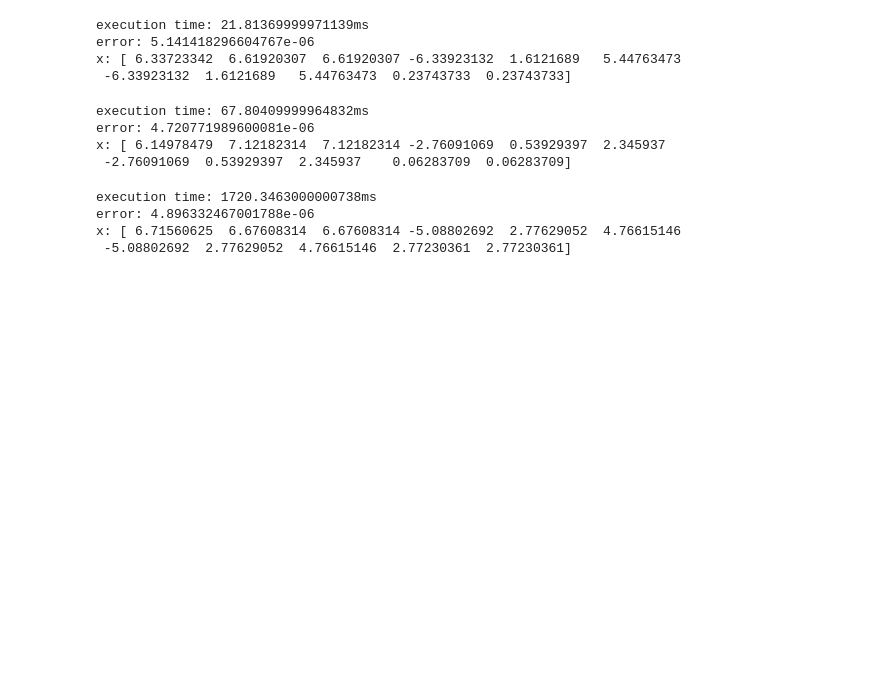
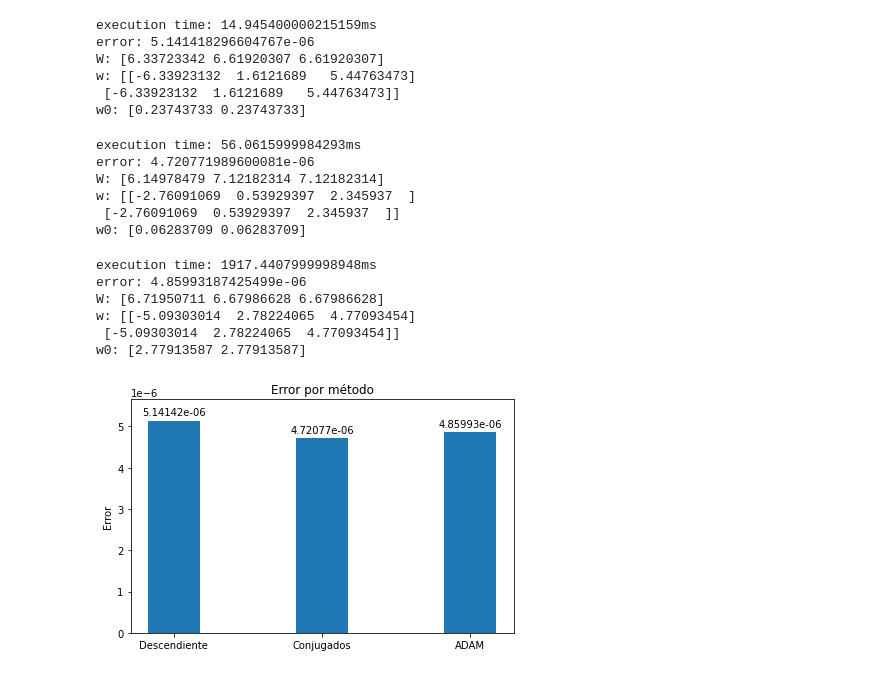
Before and after one commit to rcatalan98/sia-tp, a Jupyter notebook: ej-oblig-1/Ej1.ipynb, the cells around one changed output. Saved outputs shown, nothing was run; the diff lists cells and outputs as text; code cells hidden in the pictures; blank space fills up the shorter version.

Commit message:
ej-oblig-1: plots

```diff
--- a/ej-oblig-1/Ej1.ipynb
+++ b/ej-oblig-1/Ej1.ipynb
@@ -35,43 +39,93 @@ def E2(w,i=None,u=None):
 # %%
 # x0 = np.array([random.uniform(0,1) for i in range(0,11)])
 x0 = np.array([0 for i in range(0,11)])
+errors = []
+execution_times = []
+W_w_w0 = []
 # %%
 #Gradiente descendiente
 t0 = perf_counter()
 result = optimize.minimize(E2,x0=x0,method='L-BFGS-B')
 tf = perf_counter()
+
+W, w, w0 = from_x_to_W_w_w0(result.x)
+errors.append(result.fun)
+execution_times.append((tf-t0)*1000)
+W_w_w0.append((W, w, w0))
+
 print(f'execution time: {(tf-t0)*1000}ms')
 print(f'error: {result.fun}')
-print(f'x: {result.x}')
+print(f'W: {W}\nw: {w}\nw0: {w0}')
 # %% [output]
-execution time: 21.81369999971139ms
+execution time: 14.945400000215159ms
 error: 5.141418296604767e-06
-x: [ 6.33723342  6.61920307  6.61920307 -6.33923132  1.6121689   5.44763473
- -6.33923132  1.6121689   5.44763473  0.23743733  0.23743733]
+W: [6.33723342 6.61920307 6.61920307]
+w: [[-6.33923132  1.6121689   5.44763473]
+ [-6.33923132  1.6121689   5.44763473]]
+w0: [0.23743733 0.23743733]
 # %%
 #Gradientes conjugados
 t0 = perf_counter()
 result = optimize.minimize(E2,x0=x0,method='CG')
 tf = perf_counter()
+
+W, w, w0 = from_x_to_W_w_w0(result.x)
+errors.append(result.fun)
+execution_times.append((tf-t0)*1000)
+W_w_w0.append((W, w, w0))
+
 print(f'execution time: {(tf-t0)*1000}ms')
 print(f'error: {result.fun}')
-print(f'x: {result.x}')
+print(f'W: {W}\nw: {w}\nw0: {w0}')
 # %% [output]
-execution time: 67.80409999964832ms
+execution time: 56.0615999984293ms
 error: 4.720771989600081e-06
-x: [ 6.14978479  7.12182314  7.12182314 -2.76091069  0.53929397  2.345937
- -2.76091069  0.53929397  2.345937    0.06283709  0.06283709]
+W: [6.14978479 7.12182314 7.12182314]
+w: [[-2.76091069  0.53929397  2.345937  ]
+ [-2.76091069  0.53929397  2.345937  ]]
+w0: [0.06283709 0.06283709]
 # %%
 #ADAM
 t0 = perf_counter()
-
 result = adam(nd.Gradient(E2),x0,step_size=0.80085)
 tf = perf_counter()
+
+W, w, w0 = from_x_to_W_w_w0(result)
+errors.append(E2(result))
+execution_times.append((tf-t0)*1000)
+W_w_w0.append((W, w, w0))
+
 print(f'execution time: {(tf-t0)*1000}ms')
 print(f'error: {E2(result)}')
-print(f'x: {result}')
+print(f'W: {W}\nw: {w}\nw0: {w0}')
 # %% [output]
-execution time: 1720.3463000000738ms
-error: 4.896332467001788e-06
-x: [ 6.71560625  6.67608314  6.67608314 -5.08802692  2.77629052  4.76615146
- -5.08802692  2.77629052  4.76615146  2.77230361  2.77230361]
+execution time: 1917.4407999998948ms
+error: 4.85993187425499e-06
+W: [6.71950711 6.67986628 6.67986628]
+w: [[-5.09303014  2.78224065  4.77093454]
+ [-5.09303014  2.78224065  4.77093454]]
+w0: [2.77913587 2.77913587]
+# %%
+# Grafico error
+labels = ['Descendiente', 'Conjugados', 'ADAM']
+
+x = np.arange(len(labels))  # the label locations
+width = 0.35  # the width of the bars
+
+fig, ax = plt.subplots()
+
+b = ax.bar(labels, errors, width)
+
+# Add some text for labels, title and custom x-axis tick labels, etc.
+ax.set_ylabel('Error')
+ax.set_title('Error por método')
+ax.set_xticks(x, labels)
+ax.set_ylim(0, max(errors)*1.1)
+
+ax.bar_label(b, padding=3)
+
+fig.tight_layout()
+
+plt.show()
+# %% [output]
+[figure, added]
```
Also changed, not shown: parts of 4 cells of this notebook, 1 other file.
